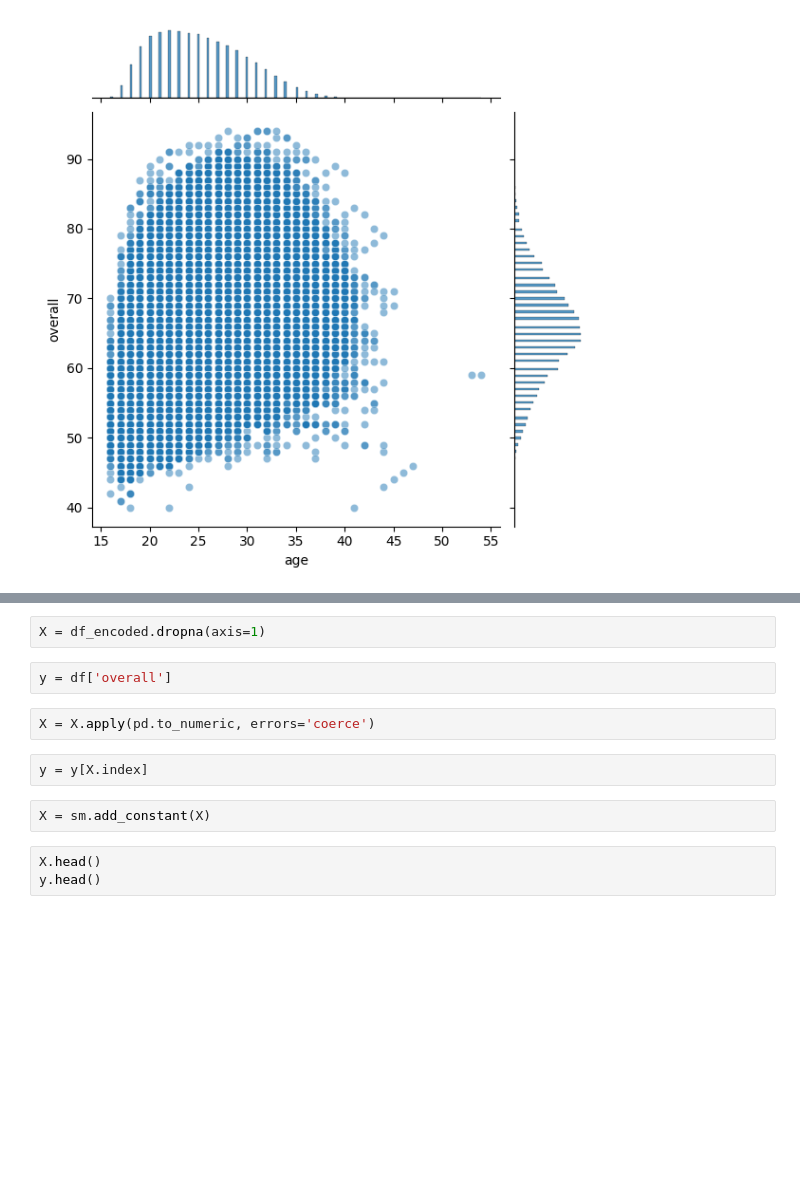
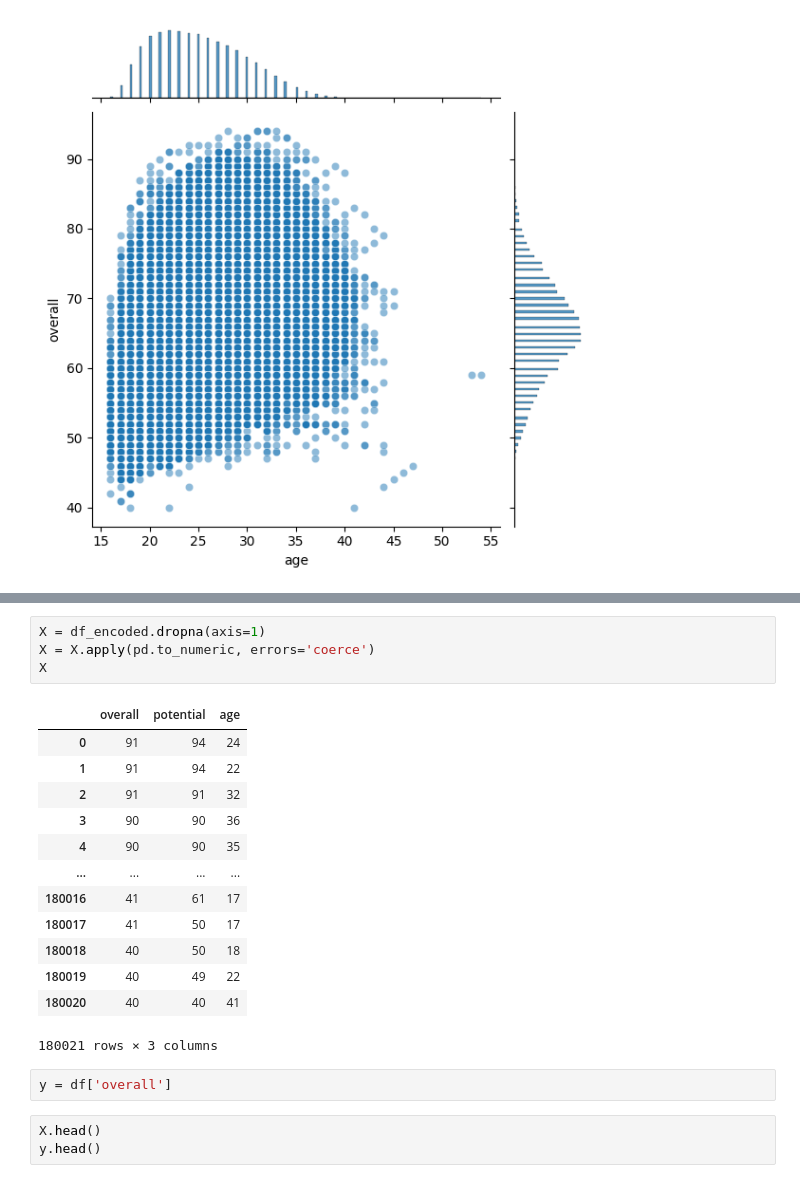
Before and after one commit to onetrue-6657/bdaa-project-2025, a Jupyter notebook: notebooks/fc24_predictor.ipynb, the cells around one changed output, grey strips where cells are left out. Saved outputs shown, nothing was run; the diff lists cells and outputs as text; blank space fills up the shorter version.

```diff
--- a/notebooks/fc24_predictor.ipynb
+++ b/notebooks/fc24_predictor.ipynb
@@ -62,13 +79,23 @@ df_encoded = pd.get_dummies(df, columns=['overall', 'potential', 'value_eur', 'w
 # %%
 X = df_encoded.dropna(axis=1)
+X = X.apply(pd.to_numeric, errors='coerce')
+X
+# %% [output]
+|  | overall | potential | age |
+| 0 | 91 | 94 | 24 |
+| 1 | 91 | 94 | 22 |
+| 2 | 91 | 91 | 32 |
+| 3 | 90 | 90 | 36 |
+| 4 | 90 | 90 | 35 |
+| ... | ... | ... | ... |
+| 180016 | 41 | 61 | 17 |
+| 180017 | 41 | 50 | 17 |
+| 180018 | 40 | 50 | 18 |
+| 180019 | 40 | 49 | 22 |
+| 180020 | 40 | 40 | 41 |
+180021 rows × 3 columns
 # %%
 y = df['overall']
-# %%
-X = X.apply(pd.to_numeric, errors='coerce')
-# %%
-y = y[X.index]
-# %%
-X = sm.add_constant(X)
 # %%
 X.head()
 y.head()
```
Also changed, not shown: parts of 13 cells of this notebook.
